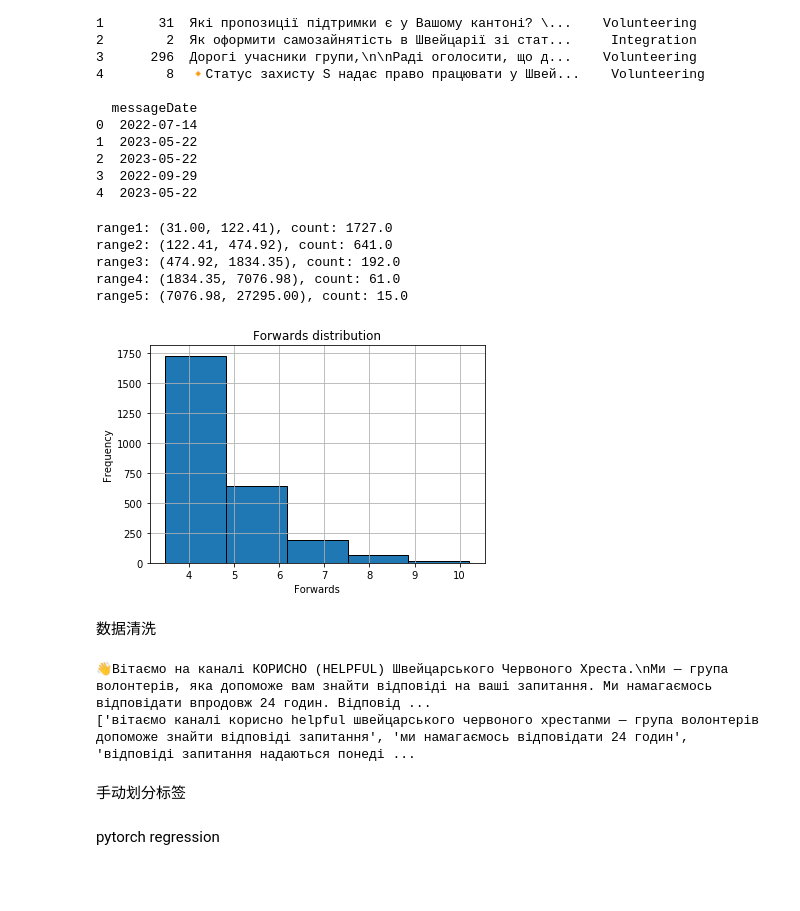
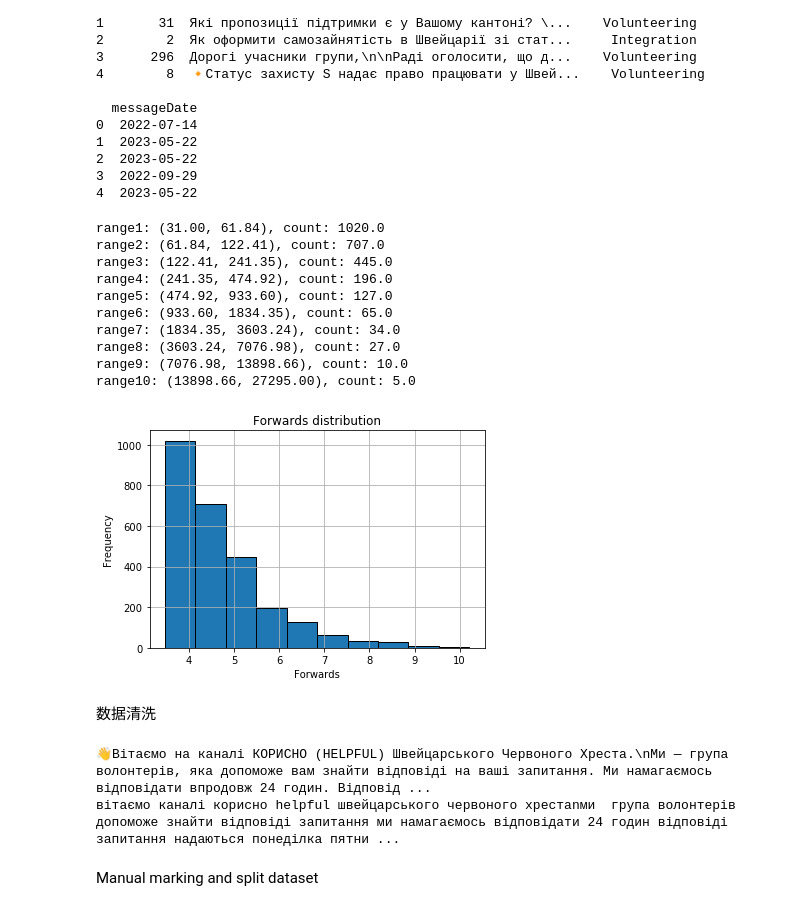
Before and after one commit to yuyuLJY/refuge_project, a Jupyter notebook: src/detection/high_quality_text__detection.ipynb, the cells around one changed output. Cells and saved outputs as stored; diff of their text form; code cells hidden in the pictures; blank space fills up the shorter version.

```diff
--- a/src/detection/high_quality_text__detection.ipynb
+++ b/src/detection/high_quality_text__detection.ipynb
@@ -54,29 +54,34 @@ print(df_head_copy)
 # %%
 forwards_data = df_telegram_copy['forwards']
 forwards_data_log = np.log1p(forwards_data)
-counts, bin_edge, _ = plt.hist(forwards_data_log, bins=5, edgecolor='k')
+counts, bin_edge, _ = plt.hist(forwards_data_log, bins=10, edgecolor='k')
 plt.xlabel('Forwards')
 plt.ylabel('Frequency')
 plt.title('Forwards distribution')
 plt.grid(True)
 
 # print range and number
 for i in range(len(counts)):
     start = bin_edge[i]
     end = bin_edge[i+1]
     start_ = np.expm1(start)
     end_ = np.expm1(end)
     count = counts[i]
     print(f"range{i+1}: ({start_:.2f}, {end_:.2f}), count: {count}")
 
 plt.show()
 # %% [output]
-range1: (31.00, 122.41), count: 1727.0
-range2: (122.41, 474.92), count: 641.0
-range3: (474.92, 1834.35), count: 192.0
-range4: (1834.35, 7076.98), count: 61.0
-range5: (7076.98, 27295.00), count: 15.0
+range1: (31.00, 61.84), count: 1020.0
+range2: (61.84, 122.41), count: 707.0
+range3: (122.41, 241.35), count: 445.0
+range4: (241.35, 474.92), count: 196.0
+range5: (474.92, 933.60), count: 127.0
+range6: (933.60, 1834.35), count: 65.0
+range7: (1834.35, 3603.24), count: 34.0
+range8: (3603.24, 7076.98), count: 27.0
+range9: (7076.98, 13898.66), count: 10.0
+range10: (13898.66, 27295.00), count: 5.0
-[figure, old version]
+[figure, new version]
 # %% [markdown]
 数据清洗
 # %%
@@ -155,29 +160,25 @@ def convert_lowercase(text):
         return text
 
 # removing punctuation
-def remove_punctuation(sentences):
-    cleaned_sentences = []
-    translator = str.maketrans('', '', string.punctuation)
-    for sentence in sentences:
-        cleaned_sentence = sentence.translate(translator)
-        cleaned_sentences.append(cleaned_sentence)
-    return cleaned_sentences
+def remove_punctuation(text):
+    text = re.sub(r'[^\w\s]', '', text)
+    return text
 
-# tokenization
-def tokenize(text):
-    if len(text) > 50:
-        text = text.replace("\n", " ")
-        text = sent_tokenize(text)
-        return text
-    else:
-        return text
+# # tokenization
+# def tokenize(text):
+#     if len(text) > 50:
+#         text = text.replace("\n", " ")
+#         text = sent_tokenize(text)
+#         return text
+#     else:
+#         return text
 
-df_telegram_copy['messageText'] = df_telegram_copy['messageText'].apply(remove_stopwords).apply(remove_html).apply(remove_url).apply(remove_emojis).apply(convert_lowercase).apply(tokenize).apply(remove_punctuation)
+df_telegram_copy['messageText'] = df_telegram_copy['messageText'].apply(remove_stopwords).apply(remove_html).apply(remove_url).apply(remove_emojis).apply(convert_lowercase).apply(remove_punctuation)
 
 print(df_telegram_copy['messageText'][0])
 # %% [output]
 👋Вітаємо на каналі КОРИСНО (HELPFUL) Швейцарського Червоного Хреста.\nМи — група волонтерів, яка допоможе вам знайти відповіді на ваші запитання. Ми намагаємось відповідати впродовж 24 годин. Відповід ...
-['вітаємо каналі корисно helpful швейцарського червоного хрестаnми — група волонтерів допоможе знайти відповіді запитання', 'ми намагаємось відповідати 24 годин', 'відповіді запитання надаються понеді ...
+вітаємо каналі корисно helpful швейцарського червоного хрестаnми  група волонтерів допоможе знайти відповіді запитання ми намагаємось відповідати 24 годин відповіді запитання надаються понеділка пятни ...
-# %% [markdown]
-手动划分标签
+# %% [markdown]
+Manual marking and split dataset
 # %%
@@ -186,2 +190,0 @@ df_telegram_copy['label'] = df_telegram_copy['forwards'].apply(lambda x: 1 if x
-# %% [markdown]
-pytorch regression
```
Also changed, not shown: parts of 9 cells of this notebook.
